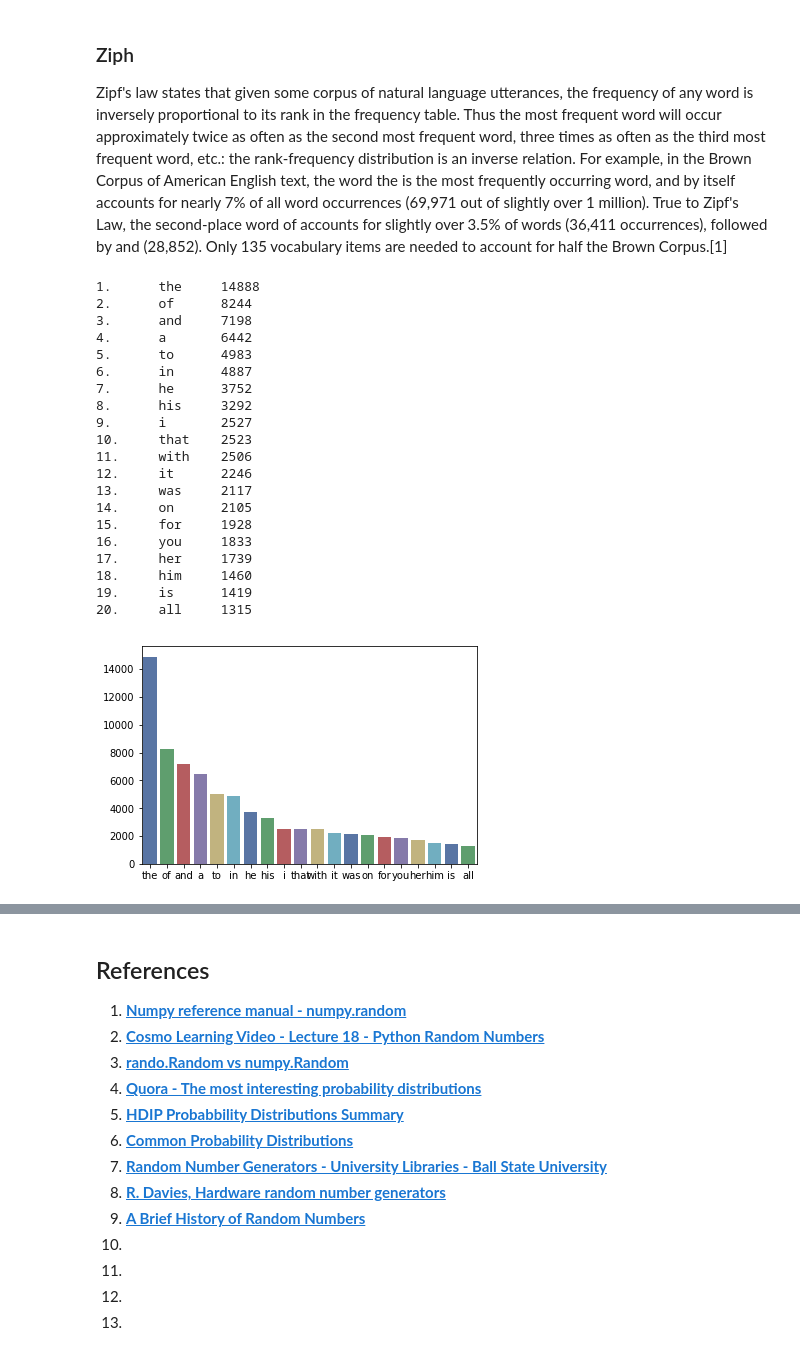
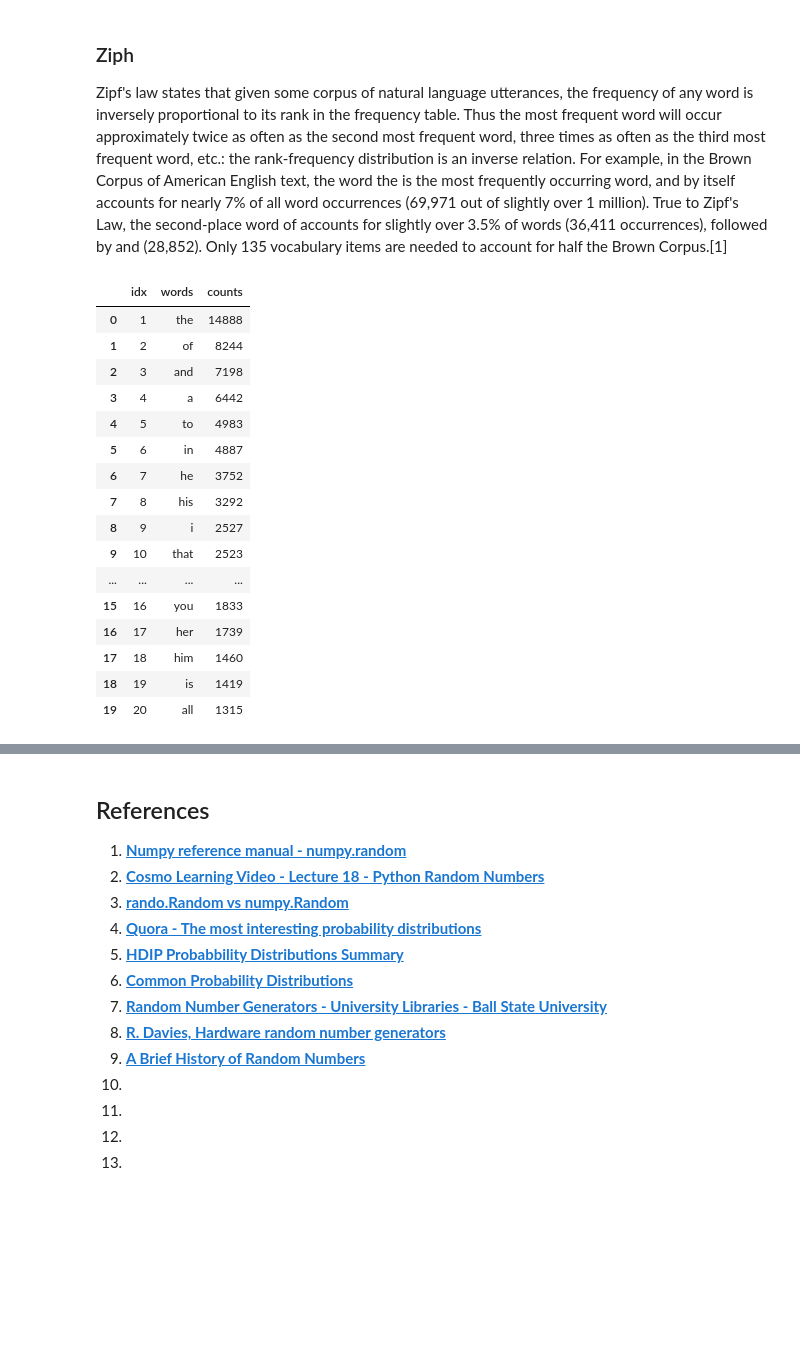
Before and after one commit to G00364778/52465_assignments, a Jupyter notebook: The Python numpy.random package.ipynb, the cells around one changed output, grey strips where cells are left out. Drawn from its saved outputs; the diff is of its cells as text; code cells hidden in the pictures; blank space fills up the shorter version.

```diff
--- a/The Python numpy.random package.ipynb
+++ b/The Python numpy.random package.ipynb
@@ -105,47 +105,49 @@ Zipf's law states that given some corpus of natural language utterances, the fre
 # %%
 import seaborn as sns
 from collections import Counter as counter
 import matplotlib.pyplot as pl
+import pandas as pd
+%matplotlib inline
+
 wordlist=[]
-with open('data/book.txt', 'r', encoding='utf-8') as infile:
+with open('data/ulyses_by_james_joyce.txt', 'r', encoding='utf-8') as infile:
     for line in infile:
         words=line.strip().split()
         for word in words:
             wordlist.append(word.casefold().strip('[,:.]'))
 
 wordcount=counter(wordlist)
 
 top30=wordcount.most_common(20)
+idxs=[]
 words=[]
 counts=[]
+
 idx=0
 for word,count in top30:
     words.append(word)
     counts.append(count)
     idx+=1
-    print("{}.\t{}\t{}".format(idx,word,count))
-
-sns.barplot(x=words,y=counts, palette="deep")
-pl.show()
+    idxs.append(idx)
+    #print("{}.\t{}\t{}".format(idx,word,count))
+pl_size = (18, 4)
+df=pd.DataFrame({'idx': idxs,'words': words,'counts': counts})
+df
 # %% [output]
-1.      the     14888
-2.      of      8244
-3.      and     7198
-4.      a       6442
-5.      to      4983
-6.      in      4887
-7.      he      3752
-8.      his     3292
-9.      i       2527
-10.     that    2523
-11.     with    2506
-12.     it      2246
-13.     was     2117
-14.     on      2105
-15.     for     1928
-16.     you     1833
-17.     her     1739
-18.     him     1460
-19.     is      1419
-20.     all     1315
-[figure, removed]
+|  | idx | words | counts |
+| 0 | 1 | the | 14888 |
+| 1 | 2 | of | 8244 |
+| 2 | 3 | and | 7198 |
+| 3 | 4 | a | 6442 |
+| 4 | 5 | to | 4983 |
+| 5 | 6 | in | 4887 |
+| 6 | 7 | he | 3752 |
+| 7 | 8 | his | 3292 |
+| 8 | 9 | i | 2527 |
+| 9 | 10 | that | 2523 |
+| ... | ... | ... | ... |
+| 15 | 16 | you | 1833 |
+| 16 | 17 | her | 1739 |
+| 17 | 18 | him | 1460 |
+| 18 | 19 | is | 1419 |
+| 19 | 20 | all | 1315 |
```
Also changed, not shown: parts of 1 cell of this notebook, 1 other file.
